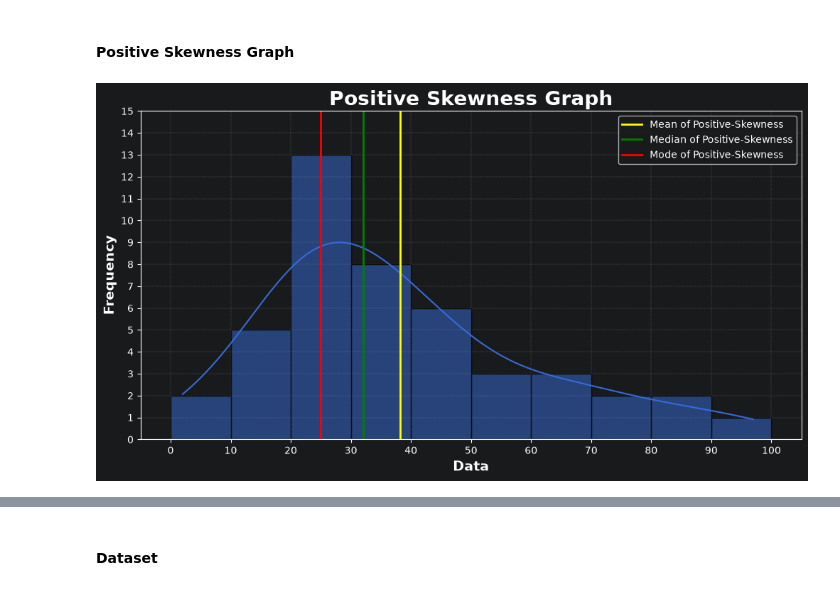
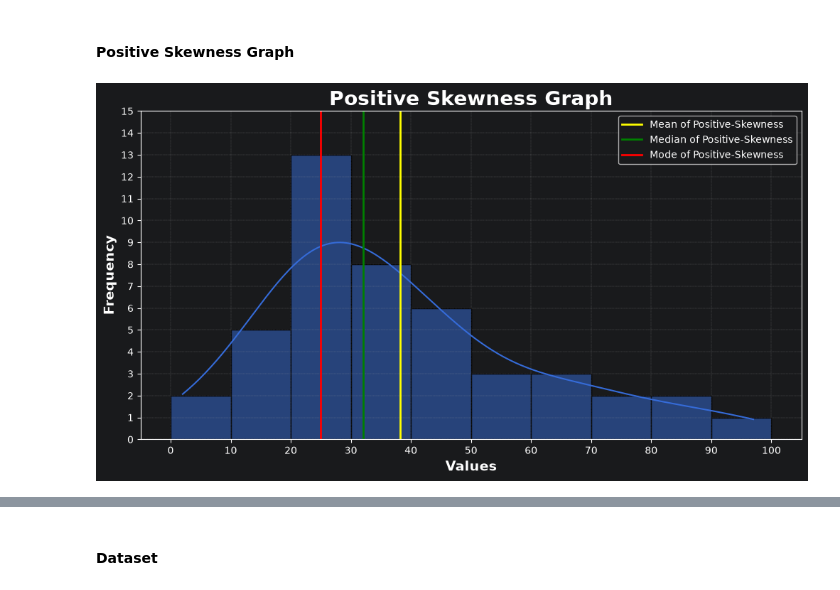
Before and after one commit to madhavrs2106/Data-Science-Notes, a Jupyter notebook: 1. Statistics/4.Skewness.ipynb, the cells around one changed output, grey strips where cells are left out. Cells and saved outputs as stored; diff of their text form; code cells hidden in the pictures.

```diff
--- a/1. Statistics/4.Skewness.ipynb
+++ b/1. Statistics/4.Skewness.ipynb
@@ -94,32 +96,32 @@ print(
 # %%
 # --- Setting Figure size of Chart
 plt.figure(figsize = (12,6))
 
 # --- Creating Histogram & KDE-line
 sns.histplot(x="Data", data=dataset_PS, kde=True, bins=[i for i in range(0,101, 10)])
 
 # --- Adding Mean, Median & Mode Pont-lines
 plt.axvline(mean_PS, color="yellow", linestyle="-", linewidth=2, label="Mean of Positive-Skewness")
 plt.axvline(median_PS, color="green", linestyle="-", linewidth=2, label="Median of Positive-Skewness")
 plt.axvline(mode_PS, color="red", linestyle="-", linewidth=2, label="Mode of Positive-Skewness")
 
 # --- Adding Title & Labels to the Graph
 plt.title("Positive Skewness Graph", fontsize=20, fontweight="bold")
-plt.xlabel("Data", fontsize=14, fontweight="bold")
+plt.xlabel("Values", fontsize=14, fontweight="bold")
 plt.ylabel("Frequency", fontsize=14, fontweight="bold")
 
 # --- Adding X & Y axis values (manually)
 plt.xticks([i for i in range(0,101, 10)])
 plt.yticks([i for i in range(0,16, 1)])
 
 # --- Adding Grid-lines and Chart-Key
 plt.grid(True, linestyle="--", linewidth=0.3)
 plt.legend(loc="upper right")
 
 # --- Shows Chart
 plt.show()
 # %% [output]
-[figure, old version]
+[figure, new version]
 # %% [markdown]
 ## **Negative Skewness**
 ---
```
Also changed, not shown: parts of 11 cells of this notebook, 3 other files.
